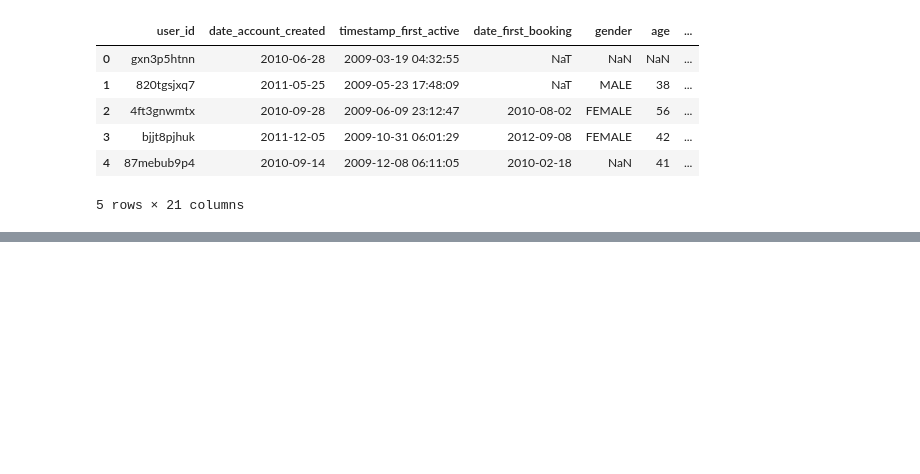
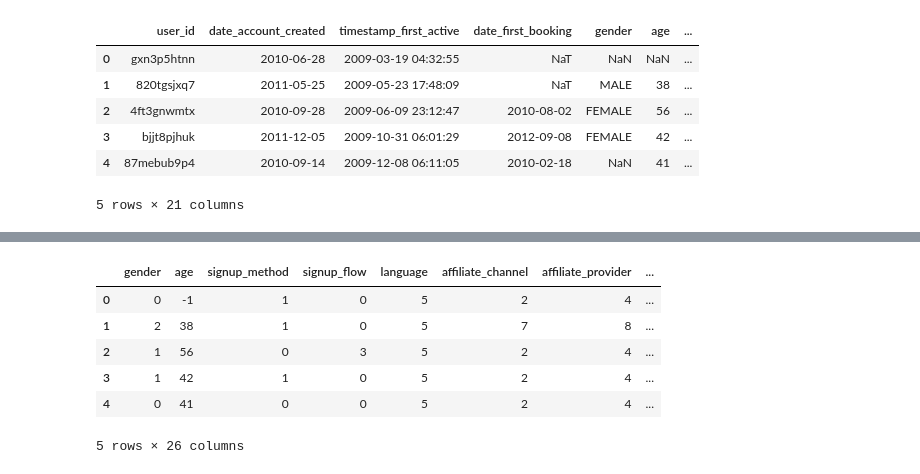
Before and after one commit to mirunapopa/DS-Intensive, a Jupyter notebook: project.ipynb, the cells around one changed output, grey strips where cells are left out. Cells and saved outputs as stored; diff of their text form; code cells hidden in the pictures; blank space fills up the shorter version.

```diff
--- a/project.ipynb
+++ b/project.ipynb
@@ -62,0 +80,16 @@ clf.score(df, labels)
+# %%
+#df_2 = df_2[(df_2.age > 17 and df_2.age < )]
+from sklearn import preprocessing
+
+le = preprocessing.LabelEncoder()
+
+variables = ['gender','signup_method','language','country_destination','affiliate_channel',
+             'affiliate_provider','first_affiliate_tracked','affiliate_provider',
+             'first_affiliate_tracked','signup_app','first_device_type','first_browser','action',
+            'action_type','action_detail','device_type']
+
+for item in variables:
+    print item
+    le.fit(df_2[item])
+    encoded = le.transform(df_2[item])
+    df_2[item] = encoded
@@ -62,0 +113,11 @@ clf.score(df, labels)
+# %%
+df_2 = df_2.fillna(-1)
+df_2.head()
+# %% [output]
+|  | gender | age | signup_method | signup_flow | language | affiliate_channel | affiliate_provider | ... |
+| 0 | 0 | -1 | 1 | 0 | 5 | 2 | 4 | ... |
+| 1 | 2 | 38 | 1 | 0 | 5 | 7 | 8 | ... |
+| 2 | 1 | 56 | 0 | 3 | 5 | 2 | 4 | ... |
+| 3 | 1 | 42 | 1 | 0 | 5 | 2 | 4 | ... |
+| 4 | 0 | 41 | 0 | 0 | 5 | 2 | 4 | ... |
+5 rows × 26 columns
```
Also changed, not shown: parts of 8 cells of this notebook.
